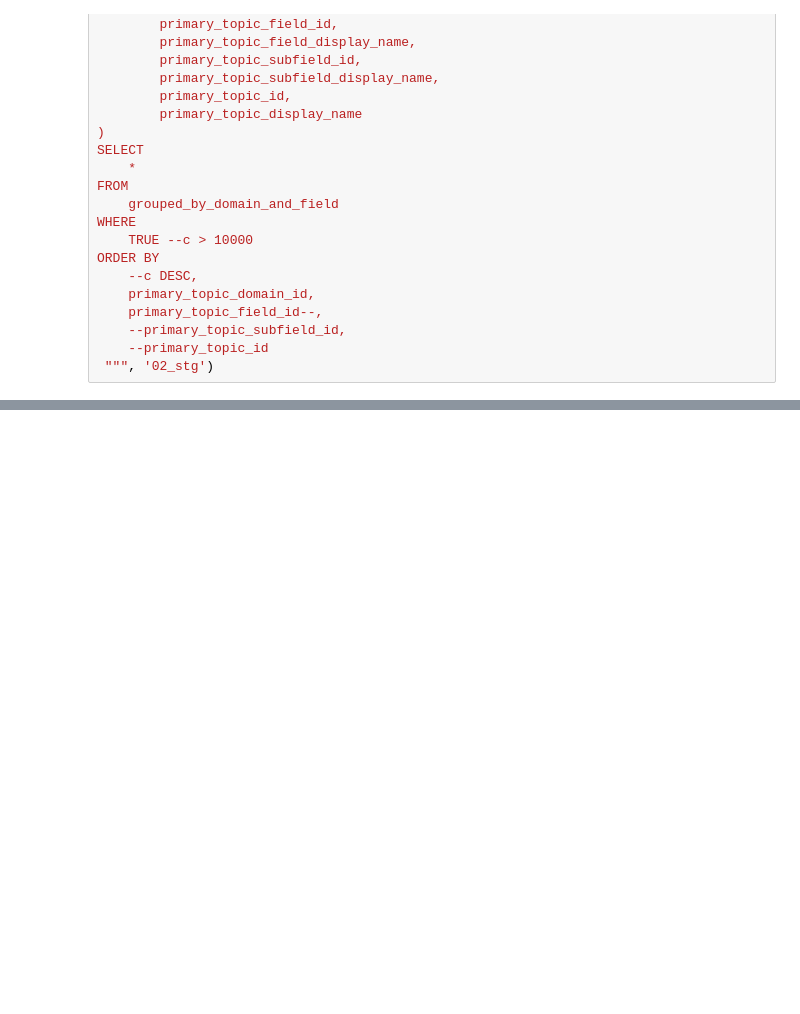
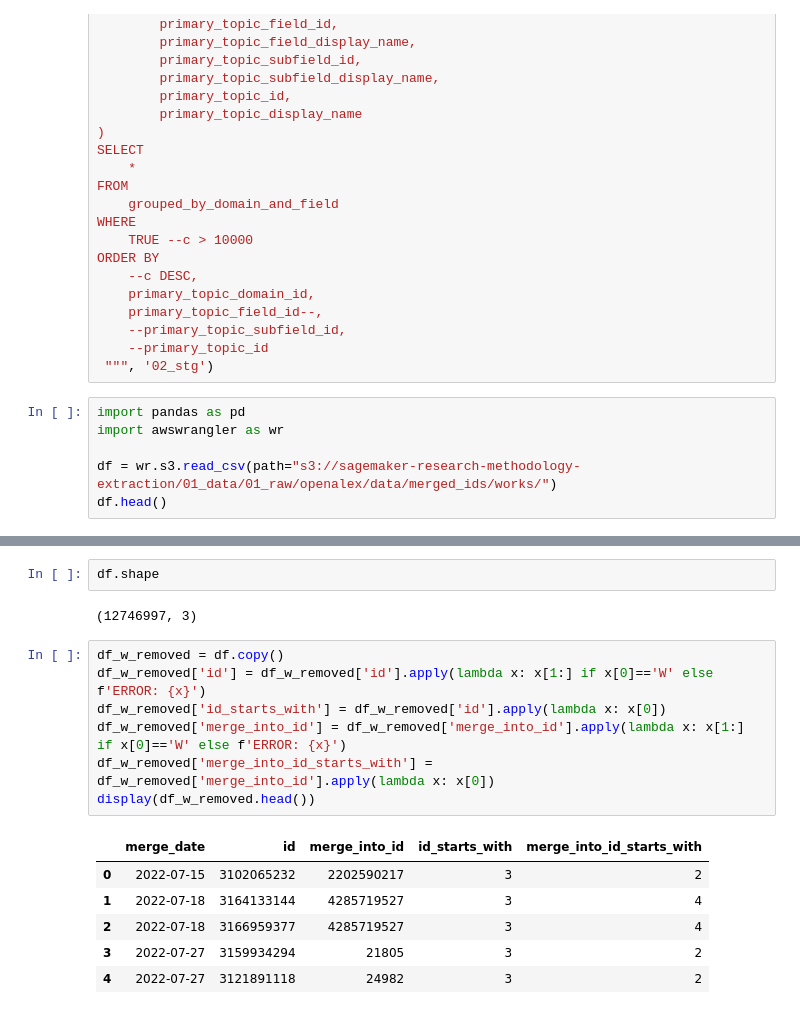
Before and after one commit to ka-steve/sagemaker_research_classification, a Jupyter notebook: src/03_exploration/03_11_explore_openalex_works.ipynb, the cells around one changed output, grey strips where cells are left out. Cells and saved outputs as stored; diff of their text form; blank space fills up the shorter version.

```diff
--- a/src/03_exploration/03_11_explore_openalex_works.ipynb
+++ b/src/03_exploration/03_11_explore_openalex_works.ipynb
@@ -425,3 +425,9 @@ ORDER BY
     --primary_topic_subfield_id,
     --primary_topic_id
  """, '02_stg')
+# %%
+import pandas as pd
+import awswrangler as wr
+
+df = wr.s3.read_csv(path="s3://sagemaker-research-methodology-extraction/01_data/01_raw/openalex/data/merged_ids/works/")
+df.head()
@@ -427,0 +441,18 @@ ORDER BY
+# %%
+df.shape
+# %% [output]
+(12746997, 3)
+# %%
+df_w_removed = df.copy()
+df_w_removed['id'] = df_w_removed['id'].apply(lambda x: x[1:] if x[0]=='W' else f'ERROR: {x}')
+df_w_removed['id_starts_with'] = df_w_removed['id'].apply(lambda x: x[0])
+df_w_removed['merge_into_id'] = df_w_removed['merge_into_id'].apply(lambda x: x[1:] if x[0]=='W' else f'ERROR: {x}')
+df_w_removed['merge_into_id_starts_with'] = df_w_removed['merge_into_id'].apply(lambda x: x[0])
+display(df_w_removed.head())
+# %% [output]
+|  | merge_date | id | merge_into_id | id_starts_with | merge_into_id_starts_with |
+| 0 | 2022-07-15 | 3102065232 | 2202590217 | 3 | 2 |
+| 1 | 2022-07-18 | 3164133144 | 4285719527 | 3 | 4 |
+| 2 | 2022-07-18 | 3166959377 | 4285719527 | 3 | 4 |
+| 3 | 2022-07-27 | 3159934294 | 21805 | 3 | 2 |
+| 4 | 2022-07-27 | 3121891118 | 24982 | 3 | 2 |
```
Also changed, not shown: parts of 12 cells of this notebook, 1 other file.
